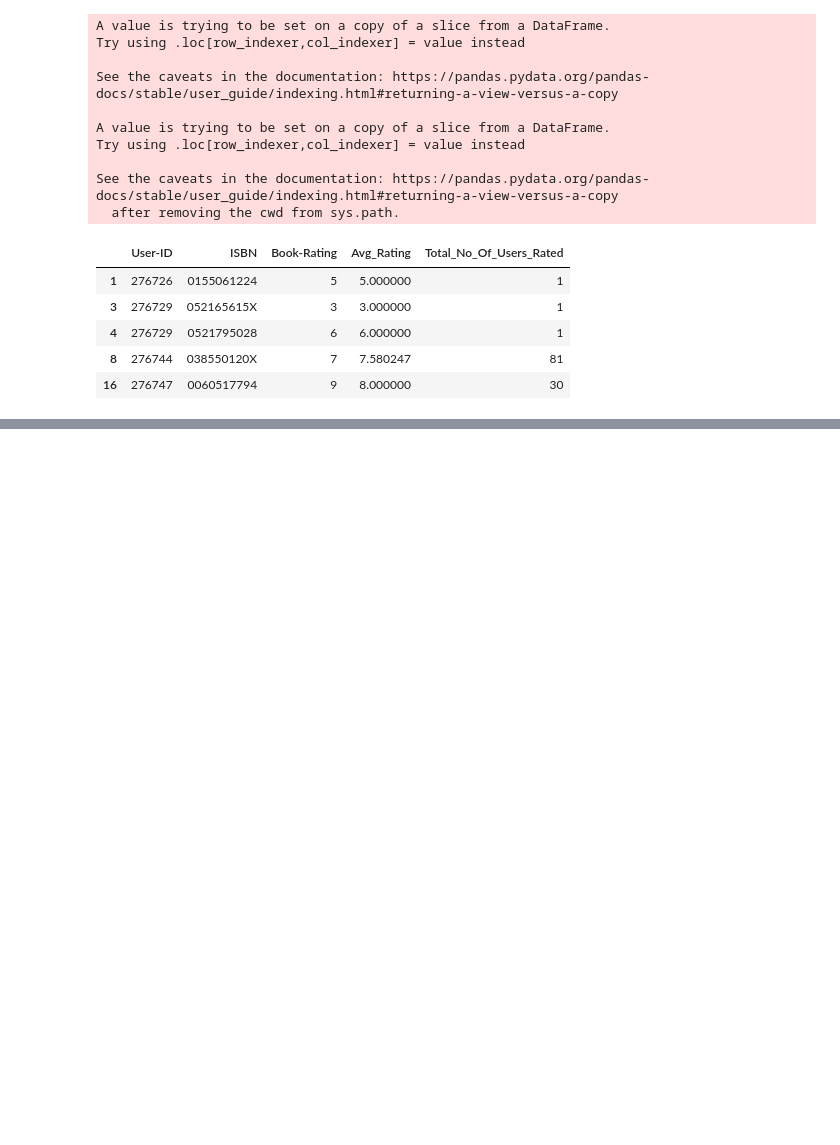
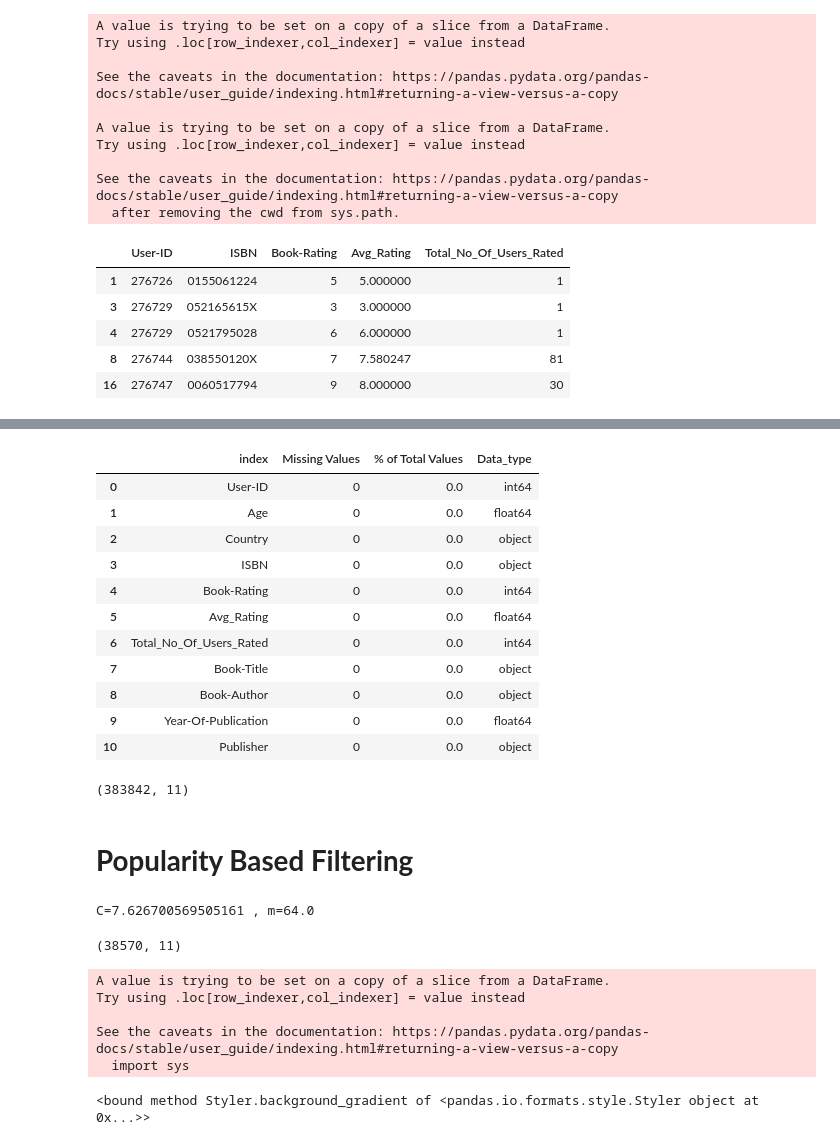
Before and after one commit to umeshbudhori/-Book-Recommendation-System, a Jupyter notebook: Book_Recommendation_System.ipynb, the cells around one changed output, grey strips where cells are left out. Saved outputs shown, nothing was run; the diff lists cells and outputs as text; code cells hidden in the pictures; blank space fills up the shorter version.

```diff
--- a/Book_Recommendation_System.ipynb
+++ b/Book_Recommendation_System.ipynb
@@ -432,0 +451,69 @@ ratings_explicit.head()
+# %%
+def missing_values(df):
+    mis_val=df.isnull().sum()
+    mis_val_percent=round(df.isnull().mean().mul(100),2)
+    mz_table=pd.concat([mis_val,mis_val_percent],axis=1)
+    mz_table=mz_table.rename(
+    columns={df.index.name:'col_name',0:'Missing Values',1:'% of Total Values'})
+    mz_table['Data_type']=df.dtypes
+    mz_table=mz_table.sort_values('% of Total Values',ascending=False)
+    return mz_table.reset_index()
+# %%
+missing_values(Final_Dataset)
+# %% [output]
+|  | index | Missing Values | % of Total Values | Data_type |
+| 0 | User-ID | 0 | 0.0 | int64 |
+| 1 | Age | 0 | 0.0 | float64 |
+| 2 | Country | 0 | 0.0 | object |
+| 3 | ISBN | 0 | 0.0 | object |
+| 4 | Book-Rating | 0 | 0.0 | int64 |
+| 5 | Avg_Rating | 0 | 0.0 | float64 |
+| 6 | Total_No_Of_Users_Rated | 0 | 0.0 | int64 |
+| 7 | Book-Title | 0 | 0.0 | object |
+| 8 | Book-Author | 0 | 0.0 | object |
+| 9 | Year-Of-Publication | 0 | 0.0 | float64 |
+| 10 | Publisher | 0 | 0.0 | object |
+# %%
+Final_Dataset.shape
+# %% [output]
+(383842, 11)
+# %% [markdown]
+# **Popularity Based Filtering**
+# %%
+C= Final_Dataset['Avg_Rating'].mean()
+m= Final_Dataset['Total_No_Of_Users_Rated'].quantile(0.90)
+Top_Books = Final_Dataset.loc[Final_Dataset['Total_No_Of_Users_Rated'] >= m]
+print(f'C={C} , m={m}')
+Top_Books.shape
+# %% [output]
+C=7.626700569505161 , m=64.0
+(38570, 11)
+# %%
+def weighted_rating(x, m=m, C=C):
+    v = x['Total_No_Of_Users_Rated']
+    R = x['Avg_Rating']
+    return (v/(v+m) * R) + (m/(m+v) * C)
+
+
+Top_Books['Score'] = Top_Books.apply(weighted_rating,axis=1)
+
+
+#Sorting books based on score calculated above
+Top_Books = Top_Books.sort_values('Score', ascending=False)
+# %% [output]
+A value is trying to be set on a copy of a slice from a DataFrame.
+Try using .loc[row_indexer,col_indexer] = value instead
+
+See the caveats in the documentation: https://pandas.pydata.org/pandas-docs/stable/user_guide/indexing.html#returning-a-view-versus-a-copy
+  import sys
+# %%
+#Keeping only one entry of each book
+Top_Books=Top_Books.sort_values('Score', ascending=False).drop_duplicates('ISBN').sort_index()
+cm=sns.light_palette('yellow',as_cmap=True)
+#Sorting books based on score calculated above
+Top_Books = Top_Books.sort_values('Score', ascending=False)
+
+#Printing the top 20 books
+Top_Books[['Book-Title', 'Total_No_Of_Users_Rated', 'Avg_Rating', 'Score']].reset_index(drop=True).head(20).style.background_gradient
+# %% [output]
+<bound method Styler.background_gradient of <pandas.io.formats.style.Styler object at 0x...>>
```
Also changed, not shown: parts of 15 cells of this notebook.
